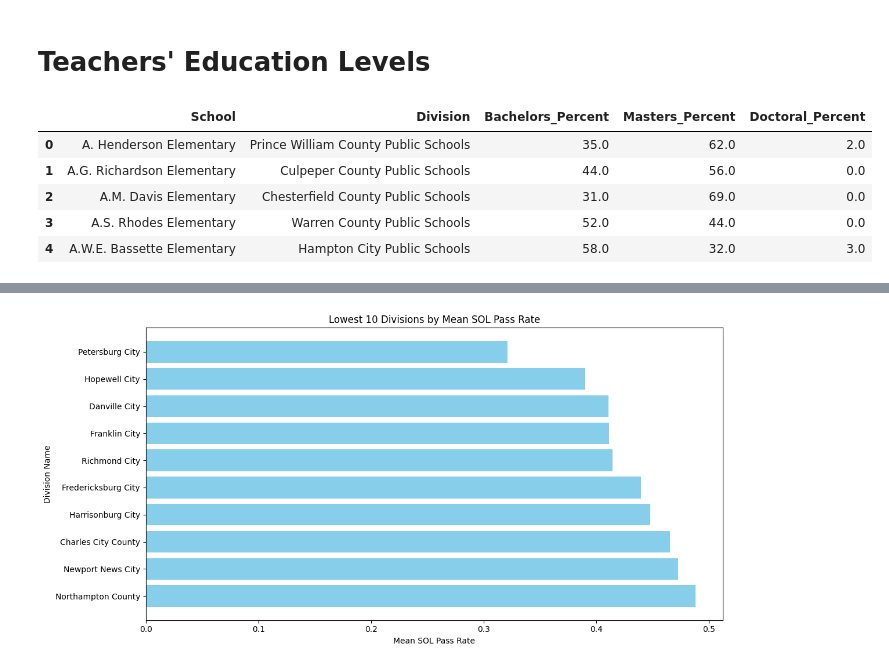
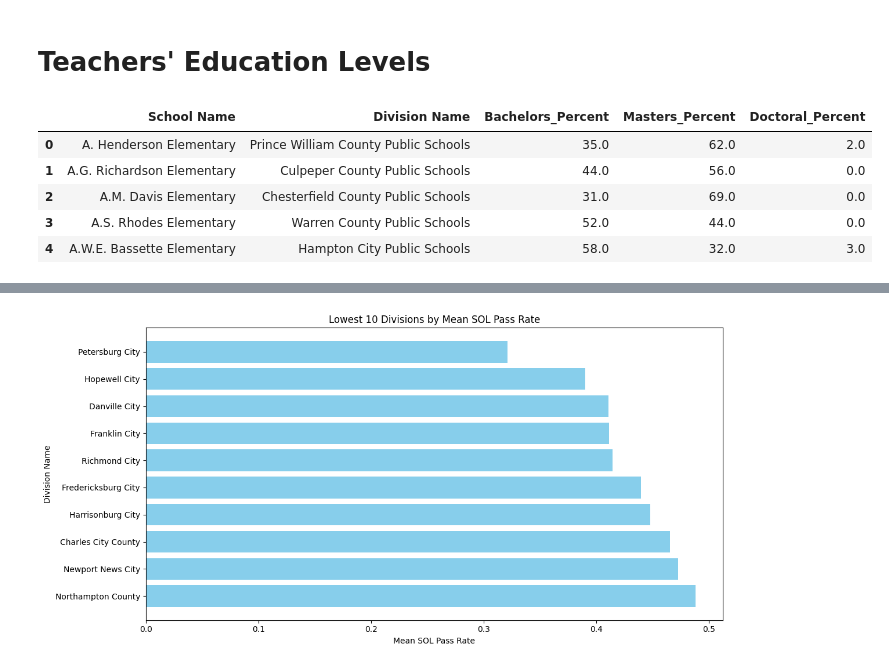
Before and after one commit to cwang12197/cs_4774_ml, a Jupyter notebook: final project/milestone_3.ipynb, the cells around one changed output, grey strips where cells are left out. Saved outputs shown, nothing was run; the diff lists cells and outputs as text; code cells hidden in the pictures.

```diff
--- a/final project/milestone_3.ipynb
+++ b/final project/milestone_3.ipynb
@@ -356,35 +356,35 @@ df.to_csv('./Virginia Public Schools Archive/percentage_dropout.csv', index=Fals
 # %%
 import pandas as pd
 
 # Load the dataset
 file_path = './Virginia Public Schools Archive/Teachers/Education_Level.csv'
 education_df = pd.read_csv(file_path)
 
 # Pivot the data to create separate columns for each degree type's percentage
 pivot_education_df = education_df.pivot_table(
     index=['School', 'Division'],
     columns='Degree_Type',
     values='Degree_Percent',
     aggfunc='sum',
     fill_value=0
 ).reset_index()
 
 # Rename columns for clarity
-pivot_education_df.columns = ['School', 'Division', 'Bachelors_Percent', 'Doctoral_Percent', 'Masters_Percent']
+pivot_education_df.columns = ['School Name', 'Division Name', 'Bachelors_Percent', 'Doctoral_Percent', 'Masters_Percent']
 
 # Calculate the average degree percentages at the division and school levels
-division_school_avg_education_df = pivot_education_df.groupby(['School', 'Division'])[
+division_school_avg_education_df = pivot_education_df.groupby(['School Name', 'Division Name'])[
     ['Bachelors_Percent', 'Masters_Percent', 'Doctoral_Percent']
 ].mean().reset_index()
 
 # Save the result to a new CSV file
 output_path = './Virginia Public Schools Archive/percentage_teachers_education_by_school.csv'
 division_school_avg_education_df.to_csv(output_path, index=False)
 
 # Display the cleaned and aggregated data
 division_school_avg_education_df.head()
 # %% [output]
-|  | School | Division | Bachelors_Percent | Masters_Percent | Doctoral_Percent |
+|  | School Name | Division Name | Bachelors_Percent | Masters_Percent | Doctoral_Percent |
 | 0 | A. Henderson Elementary | Prince William County Public Schools | 35.0 | 62.0 | 2.0 |
 | 1 | A.G. Richardson Elementary | Culpeper County Public Schools | 44.0 | 56.0 | 0.0 |
 | 2 | A.M. Davis Elementary | Chesterfield County Public Schools | 31.0 | 69.0 | 0.0 |
```
Also changed, not shown: parts of 6 cells of this notebook, 4 other files.
